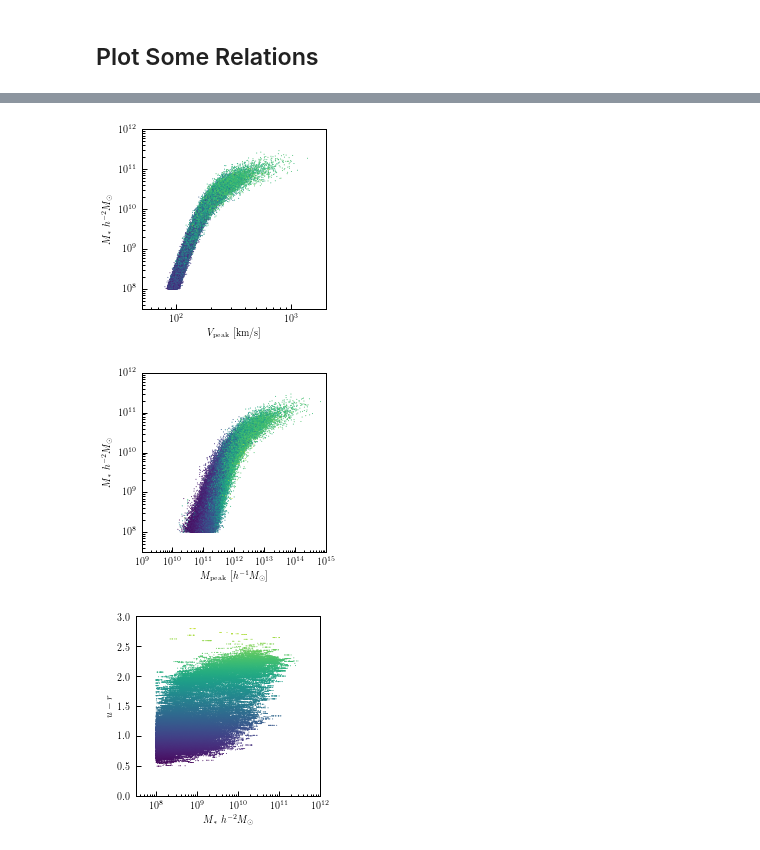
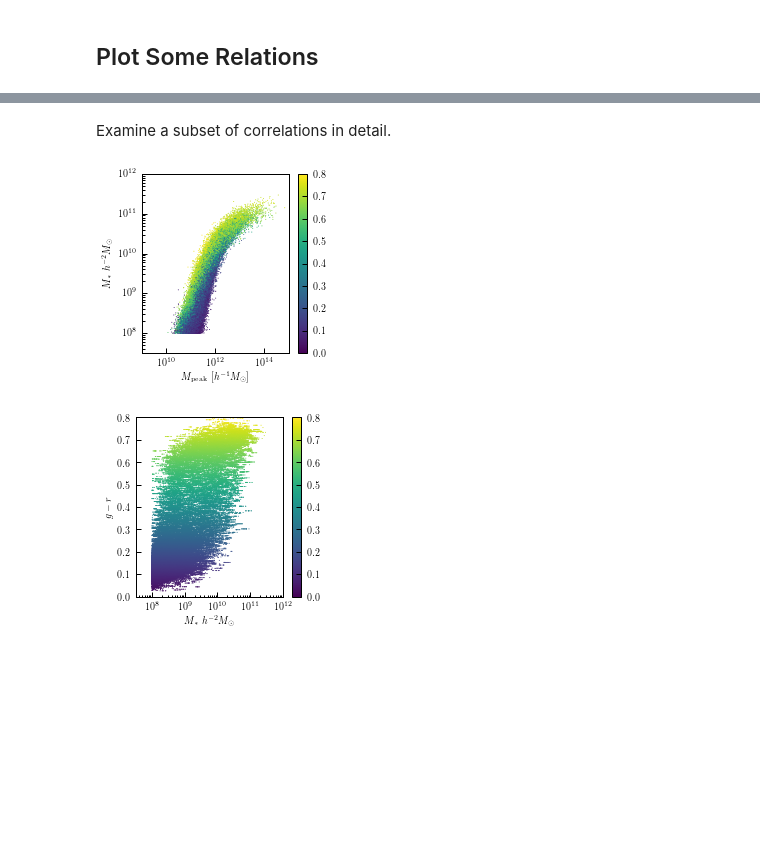
Before and after one commit to duncandc/eco_mocks, a Jupyter notebook: notebooks/load_eco_mocks.ipynb, the cells around one changed output, grey strips where cells are left out. Cells and saved outputs as stored; diff of their text form; code cells hidden in the pictures; blank space fills up the shorter version.

```diff
--- a/notebooks/load_eco_mocks.ipynb
+++ b/notebooks/load_eco_mocks.ipynb
@@ -20,39 +57,30 @@ mock = Table.read(data_path + 'mock_1a.hdf5', path='data')
+# %% [markdown]
+Examine a subset of correlations in detail.
 # %%
-# plot stellar mass-vpeak relation
-plt.figure(figsize=(3.3,3.3))
-plt.scatter(mock['halo_vpeak'], mock['stellar_mass'],
-            c=mock['u_minus_r'], s=1, lw=0, vmin=0.5, vmax=2.75)
-plt.ylabel(r'$M_{*}~h^{-2}M_{\odot}$')
-plt.ylim([10**7.5,10**12.0])
-plt.xlim([50,2000])
-plt.xscale('log')
-plt.yscale('log')
-plt.xlabel(r'$V_{\rm peak}~[{\rm km/s}]$')
-plt.show()
-
 # plot SMHM relation
 plt.figure(figsize=(3.3,3.3))
 plt.scatter(mock['halo_mpeak'], mock['stellar_mass'],
-            c=mock['u_minus_r'], s=1, lw=0, vmin=0.5, vmax=2.75)
+            c=mock['g_minus_r'], s=1, lw=0, vmin=0.0, vmax=0.8)
 plt.ylabel(r'$M_{*}~h^{-2}M_{\odot}$')
 plt.ylim([10**7.5,10**12.0])
 plt.xlim([10**9,10**15])
 plt.xscale('log')
 plt.yscale('log')
 plt.xlabel(r'$M_{\rm peak}~[h^{-1}M_{\odot}]$')
+plt.colorbar()
 plt.show()
 
-# plot SMHM relation
+# plot stellar mass vs color
 plt.figure(figsize=(3.3,3.3))
-plt.scatter(mock['stellar_mass'], mock['u_minus_r'],
-            c=mock['u_minus_r'], s=1, lw=0, vmin=0.5, vmax=2.75)
+plt.scatter(mock['stellar_mass'], mock['g_minus_r'],
+            c=mock['g_minus_r'], s=1, lw=0, vmin=0.0, vmax=0.8)
 plt.xlabel(r'$M_{*}~h^{-2}M_{\odot}$')
 plt.xlim([10**7.5,10**12.0])
-plt.ylim([0.5,2.75])
+plt.ylim([0,0.8])
 plt.xscale('log')
-plt.ylabel(r'$u-r$')
+plt.ylabel(r'$g-r$')
+plt.colorbar()
 plt.show()
 # %% [output]
-[figure, old version]
+[figure, new version]
-[figure, old version]
+[figure, new version]
-[figure, removed]
```
Also changed, not shown: parts of 7 cells of this notebook, 10 other files.
